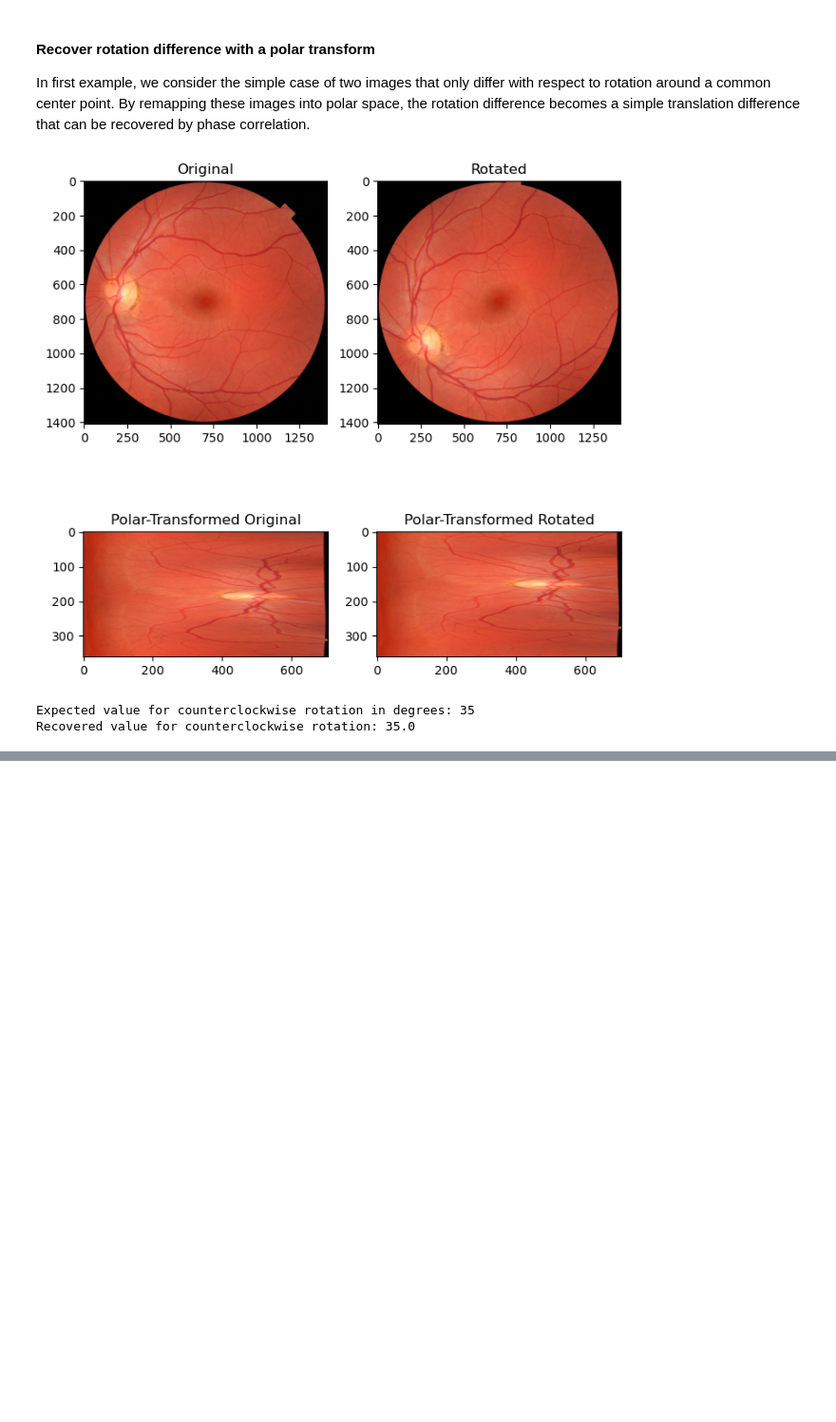
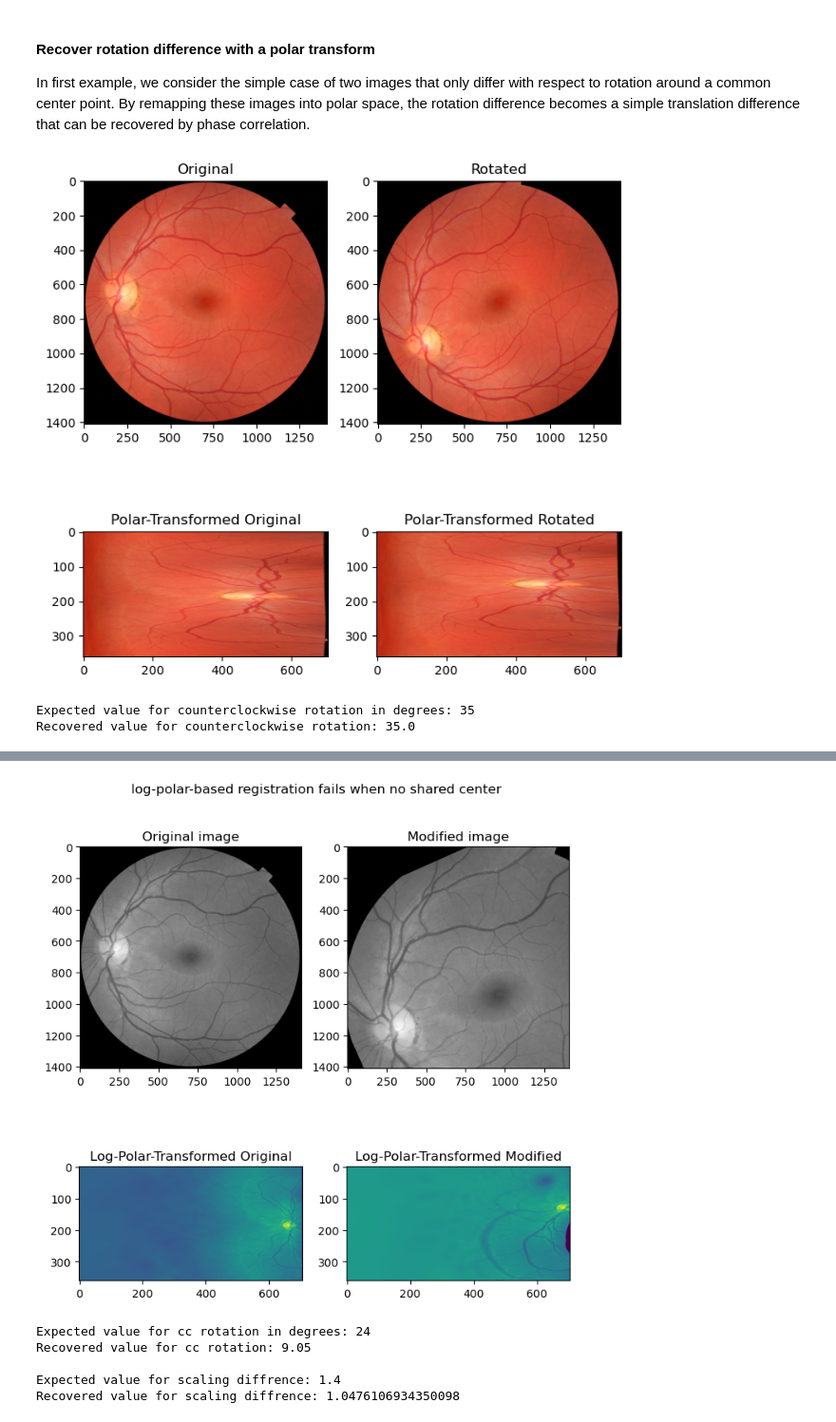
Before and after one commit to adamszymanowski/python-reference, a Jupyter notebook: libraries/scikit-image/examples/ex028_using-polar-and-log-polar-transformations-for-registration.ipynb, the cells around one changed output, grey strips where cells are left out. Shown at 95% size. Saved outputs shown, nothing was run; the diff lists cells and outputs as text; code cells hidden in the pictures; blank space fills up the shorter version.

Commit message:
skimage: color - log-polar transformation

```diff
--- a/libraries/scikit-image/examples/ex028_using-polar-and-log-polar-transformations-for-registration.ipynb
+++ b/libraries/scikit-image/examples/ex028_using-polar-and-log-polar-transformations-for-registration.ipynb
@@ -48,0 +54,52 @@ Recovered value for counterclockwise rotation: 35.0
+# %%
+from skimage.color import rgb2gray
+from skimage.filters import window, difference_of_gaussians
+from scipy.fft import fft2, fftshift
+
+angle = 24
+scale = 1.4
+shiftr = 30
+shiftc = 15
+
+image = rgb2gray(data.retina())
+translated = image[shiftr:, shiftc:]
+rotated = rotate(translated, angle)
+rescaled = rescale(rotated, scale)
+sizer, sizec = image.shape
+rts_image = rescaled[:sizer, :sizec]
+
+# When center is not shared, log-polar transform in not helpful!
+radius = 705
+warped_image = warp_polar(image, radius=radius, scaling="log")
+warped_rts = warp_polar(rts_image, radius=radius, scaling="log")
+shifts, error, phasediff = phase_cross_correlation(warped_image, warped_rts, upsample_factor=20)
+
+shiftr, shiftc = shifts[:2]
+klog = radius / np.log(radius)
+shift_scale = 1 / (np.exp(shiftc / klog))
+
+fig, axes = plt.subplots(2, 2, figsize=(8, 8))
+ax = axes.ravel()
+ax[0].set_title("Original image")
+ax[0].imshow(image, cmap='gray')
+ax[1].set_title("Modified image")
+ax[1].imshow(rts_image, cmap='gray')
+ax[2].set_title("Log-Polar-Transformed Original")
+ax[2].imshow(warped_image)
+ax[3].set_title("Log-Polar-Transformed Modified")
+ax[3].imshow(warped_rts)
+fig.suptitle('log-polar-based registration fails when no shared center')
+plt.show()
+
+print(f'Expected value for cc rotation in degrees: {angle}')
+print(f'Recovered value for cc rotation: {shiftr}')
+print()
+print(f'Expected value for scaling diffrence: {scale}')
+print(f'Recovered value for scaling diffrence: {shift_scale}')
+# %% [output]
+[figure, added]
+Expected value for cc rotation in degrees: 24
+Recovered value for cc rotation: 9.05
+
+Expected value for scaling diffrence: 1.4
+Recovered value for scaling diffrence: 1.0476106934350098
```
Also changed, not shown: parts of 4 cells of this notebook.
